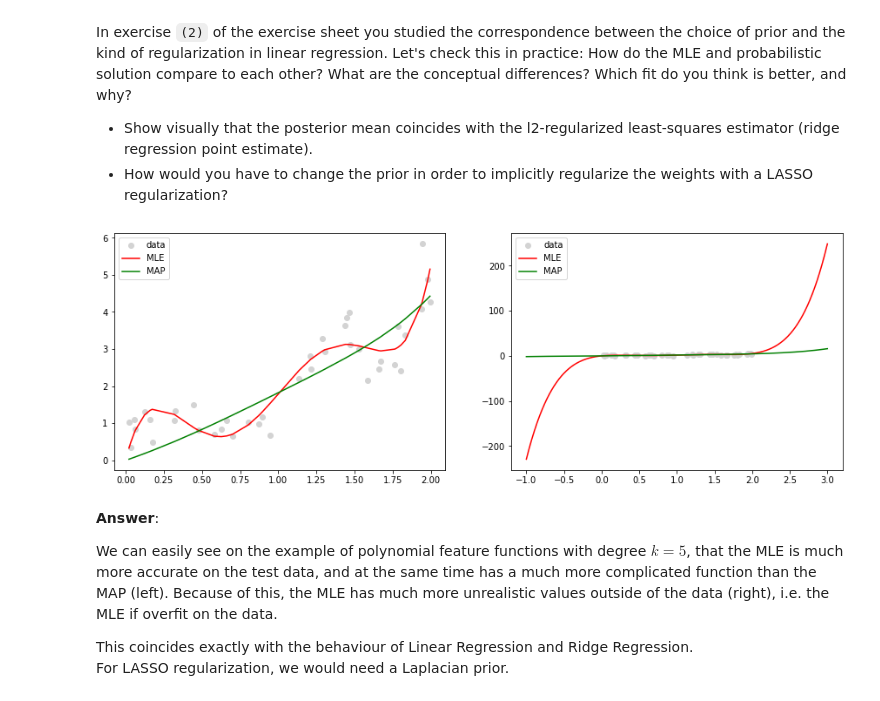
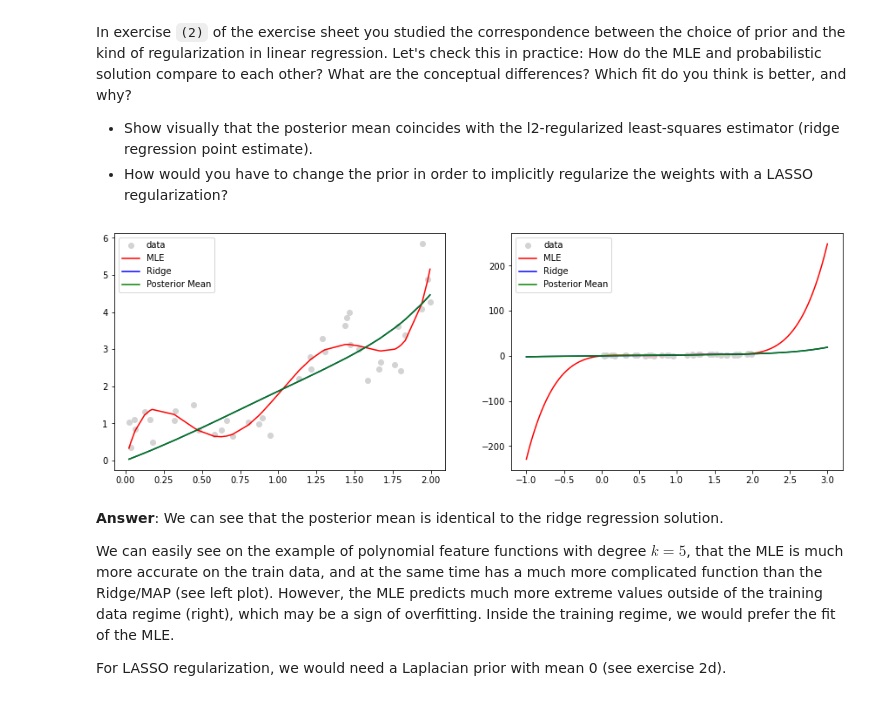
Before and after one commit to Zleander/PML_Exercises, a Jupyter notebook: Ex03/Exercise_03/Exercise_03.ipynb, the cells around one changed output. Saved outputs shown, nothing was run; the diff lists cells and outputs as text; code cells hidden in the pictures.

```diff
--- a/Ex03/Exercise_03/Exercise_03.ipynb
+++ b/Ex03/Exercise_03/Exercise_03.ipynb
@@ -249,7 +254,7 @@ n = Phi.shape[0]
 # dimension (= number of features)
 d = Phi.shape[1]
 
-lh_cov = sigma * np.identity(n)
+lh_cov = sigma**2 * np.identity(n)
 
 gram = np.linalg.inv(Phi @ Phi.T + lh_cov)
 
@@ -355,30 +360,33 @@ In exercise `(2)` of the exercise sheet you studied the correspondence between t
 # %%
 fig, ax = plt.subplots(1,2, figsize=(15,5))
 
 Phi = polynomial_features(X, k=5)
 
 
 MLE_w = np.linalg.inv(Phi.T @ Phi) @ Phi.T @ y
+Ridge_w = np.linalg.inv(Phi.T @ Phi + sigma**2 * np.eye(5)) @ Phi.T @ y
 
 ax[0].scatter(X, y, color='lightgrey')
 ax[0].plot(X, Phi @ MLE_w, color='red')
+ax[0].plot(X, Phi @ Ridge_w, color='blue')
 ax[0].plot(X, Phi @ w_post_mu, color='green')
-ax[0].legend(['data','MLE', 'MAP'])
+ax[0].legend(['data', 'MLE', 'Ridge', 'Posterior Mean'])
 
 x = np.linspace(-1, 3, 1000)
 Phi_x = polynomial_features(x, k=5)
 ax[1].scatter(X, y, color='lightgrey')
 ax[1].plot(x, Phi_x @ MLE_w, color='red')
+ax[1].plot(x, Phi_x @ Ridge_w, color='blue')
 ax[1].plot(x, Phi_x @ w_post_mu, color='green')
-ax[1].legend(['data','MLE', 'MAP'])
+ax[1].legend(['data','MLE', 'Ridge', 'Posterior Mean'])
 plt.show()
 # %% [output]
-[figure, old version]
+[figure, new version]
 # %% [markdown]
 **Answer**:
+We can see that the posterior mean is identical to the ridge regression solution.
 
-We can easily see on the example of polynomial feature functions with degree $k=5$, that the MLE is much more accurate on the test data, and at the same time has a much more complicated function than the MAP (left).
-Because of this, the MLE has much more unrealistic values outside of the data (right), i.e. the MLE if overfit on the data.
+We can easily see on the example of polynomial feature functions with degree $k=5$, that the MLE is much more accurate on the train data, and at the same time has a much more complicated function than the Ridge/MAP (see left plot).
+However, the MLE predicts much more extreme values outside of the training data regime (right), which may be a sign of overfitting. Inside the training regime, we would prefer the fit of the MLE.
 
-This coincides exactly with the behaviour of Linear Regression and Ridge Regression.
-For LASSO regularization, we would need a Laplacian prior.
+For LASSO regularization, we would need a Laplacian prior with mean 0 (see exercise 2d).
```
Also changed, not shown: parts of 7 cells of this notebook.
